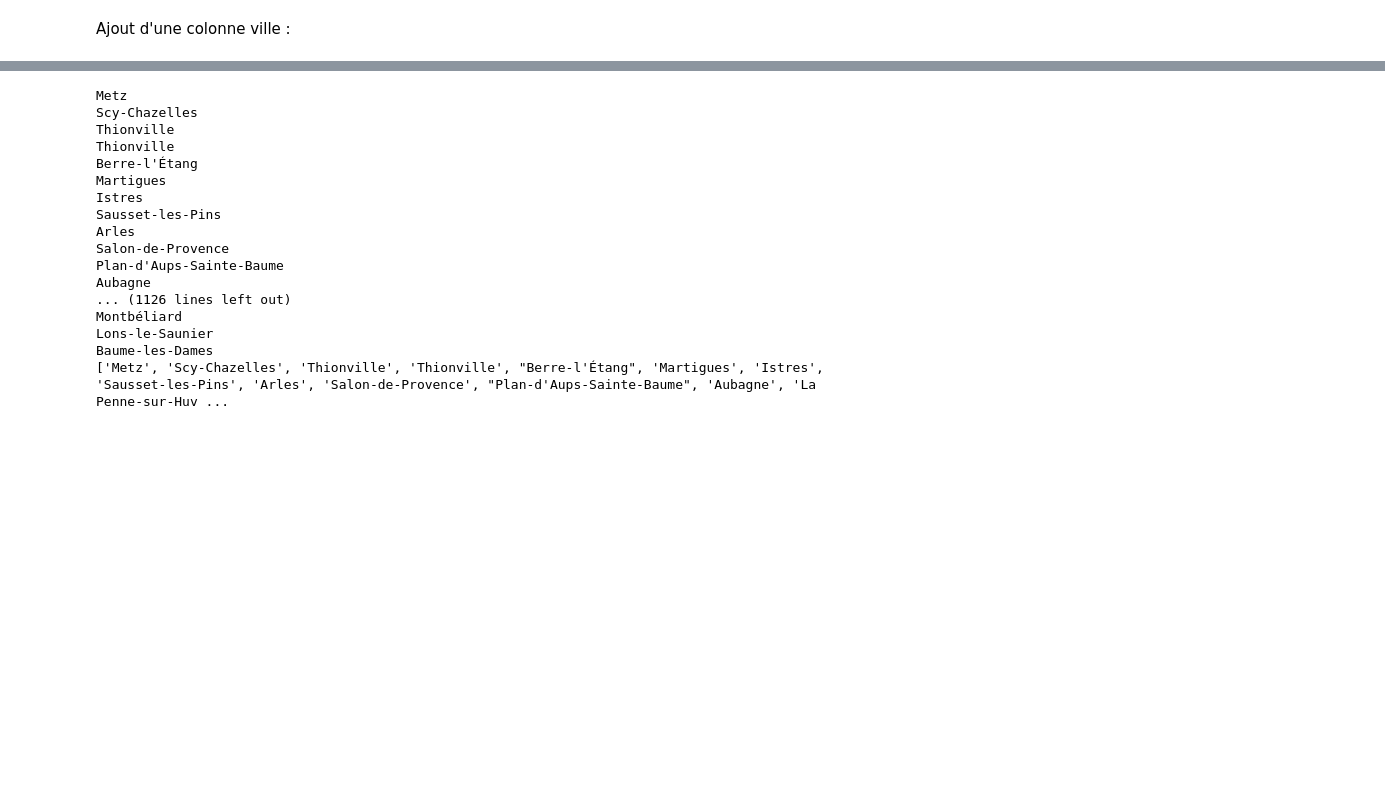
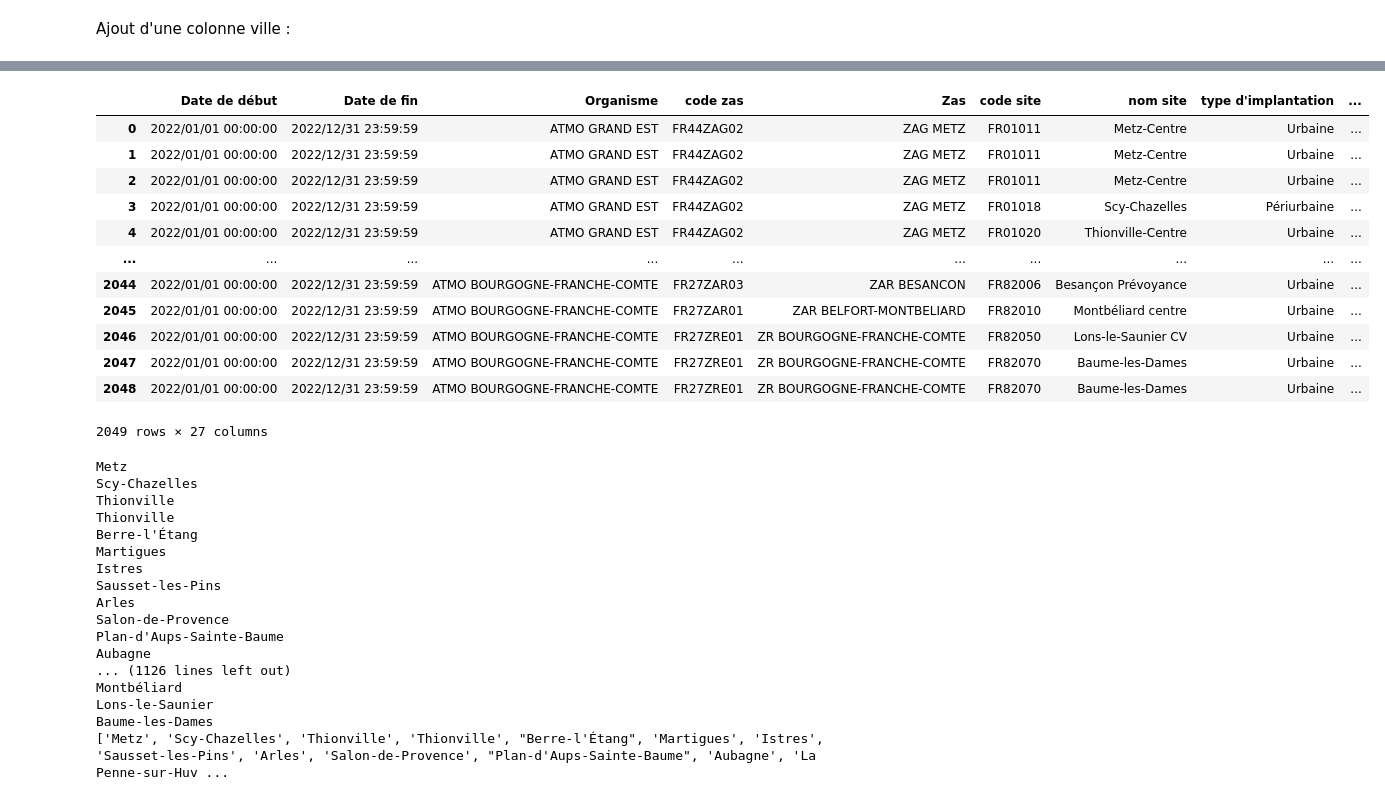
Before and after one commit to TheoSan75/Projet_Python_ENSAE_2A, a Jupyter notebook: projet.ipynb, the cells around one changed output, grey strips where cells are left out. Drawn from its saved outputs; the diff is of its cells as text; code cells hidden in the pictures; blank space fills up the shorter version.

Commit message:
Création csv codgeo

```diff
--- a/projet.ipynb
+++ b/projet.ipynb
@@ -103,0 +104,9 @@ HTTPError: HTTP Error 500:
+# %%
+from scripts import add_city_columns_insee
+import pandas as pd
+
+input_filename = "data_air_2022.csv"
+output_filename = "geodair_2022_villes_codgeo2.csv"
+
+geodair = pd.read_csv("data/raw_data/" + input_filename, sep=";")
+geodair
@@ -103,0 +161,18 @@ HTTPError: HTTP Error 500:
+# %%
+geodair2 = geodair.copy()
+
+communes = pd.read_csv("data/raw_data/20230823-communes-departement-region.csv")
+
+communes = communes[["code_commune_INSEE", "latitude", "longitude"]].rename(columns={
+    "code_commune_INSEE": "CODGEO",
+    "latitude": "Latitude_commune",
+    "longitude": "Longitude_commune"
+})
+
+geodair = geodair.merge(
+    communes,
+    on="CODGEO",
+    how="left"
+)
+
+geodair2
@@ -103,0 +193,16 @@ HTTPError: HTTP Error 500:
+# %%
+geodair
+# %% [output]
+|  | Date de début | Date de fin | Organisme | code zas | Zas | code site | nom site | type d'implantation | ... |
+| 0 | 2022/01/01 00:00:00 | 2022/12/31 23:59:59 | ATMO GRAND EST | FR44ZAG02 | ZAG METZ | FR01011 | Metz-Centre | Urbaine | ... |
+| 1 | 2022/01/01 00:00:00 | 2022/12/31 23:59:59 | ATMO GRAND EST | FR44ZAG02 | ZAG METZ | FR01011 | Metz-Centre | Urbaine | ... |
+| 2 | 2022/01/01 00:00:00 | 2022/12/31 23:59:59 | ATMO GRAND EST | FR44ZAG02 | ZAG METZ | FR01011 | Metz-Centre | Urbaine | ... |
+| 3 | 2022/01/01 00:00:00 | 2022/12/31 23:59:59 | ATMO GRAND EST | FR44ZAG02 | ZAG METZ | FR01018 | Scy-Chazelles | Périurbaine | ... |
+| 4 | 2022/01/01 00:00:00 | 2022/12/31 23:59:59 | ATMO GRAND EST | FR44ZAG02 | ZAG METZ | FR01020 | Thionville-Centre | Urbaine | ... |
+| ... | ... | ... | ... | ... | ... | ... | ... | ... | ... |
+| 2044 | 2022/01/01 00:00:00 | 2022/12/31 23:59:59 | ATMO BOURGOGNE-FRANCHE-COMTE | FR27ZAR03 | ZAR BESANCON | FR82006 | Besançon Prévoyance | Urbaine | ... |
+| 2045 | 2022/01/01 00:00:00 | 2022/12/31 23:59:59 | ATMO BOURGOGNE-FRANCHE-COMTE | FR27ZAR01 | ZAR BELFORT-MONTBELIARD | FR82010 | Montbéliard centre | Urbaine | ... |
+| 2046 | 2022/01/01 00:00:00 | 2022/12/31 23:59:59 | ATMO BOURGOGNE-FRANCHE-COMTE | FR27ZRE01 | ZR BOURGOGNE-FRANCHE-COMTE | FR82050 | Lons-le-Saunier CV | Urbaine | ... |
+| 2047 | 2022/01/01 00:00:00 | 2022/12/31 23:59:59 | ATMO BOURGOGNE-FRANCHE-COMTE | FR27ZRE01 | ZR BOURGOGNE-FRANCHE-COMTE | FR82070 | Baume-les-Dames | Urbaine | ... |
+| 2048 | 2022/01/01 00:00:00 | 2022/12/31 23:59:59 | ATMO BOURGOGNE-FRANCHE-COMTE | FR27ZRE01 | ZR BOURGOGNE-FRANCHE-COMTE | FR82070 | Baume-les-Dames | Urbaine | ... |
+2049 rows × 27 columns
```
Also changed, not shown: parts of 5 cells of this notebook, 4 other files.
